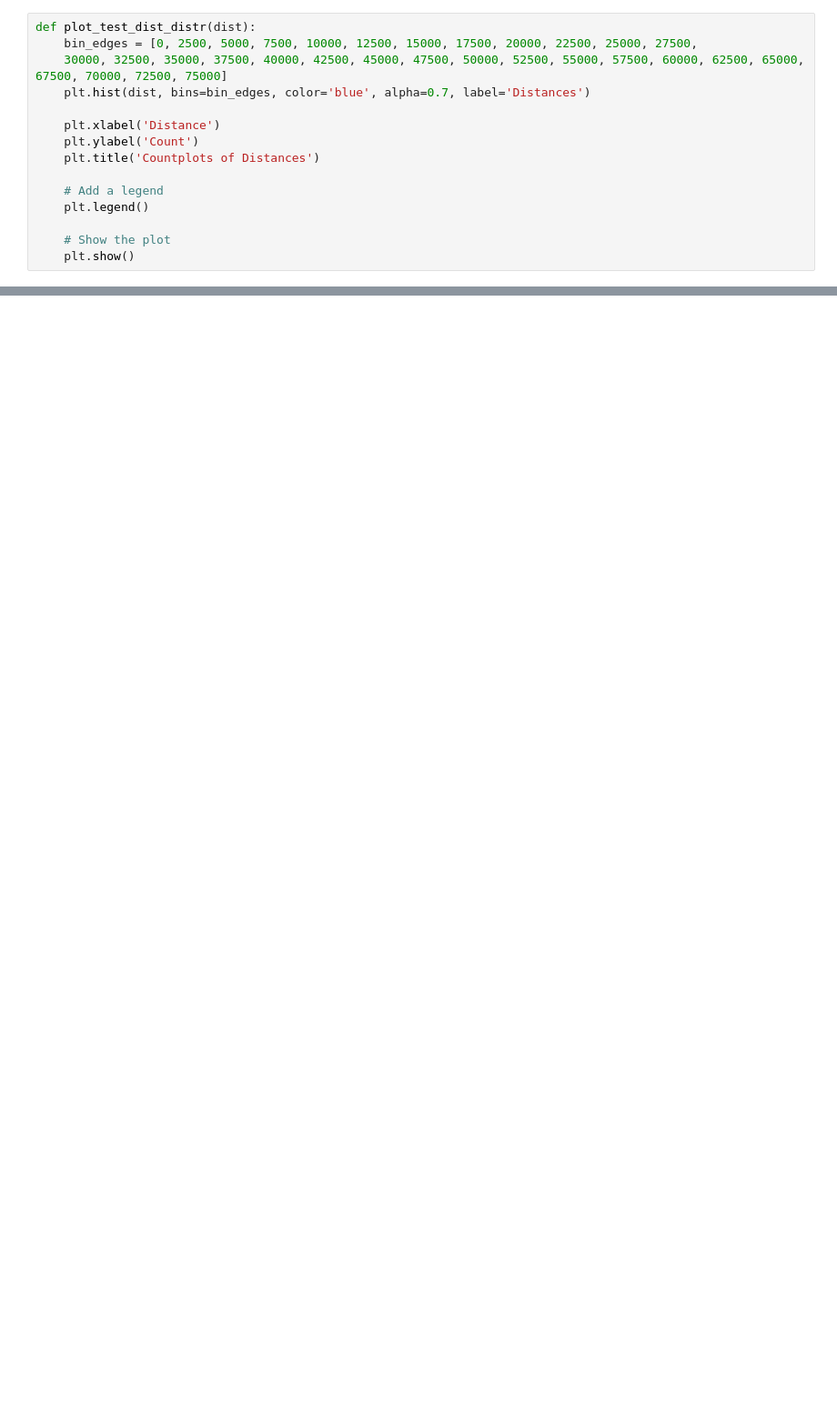
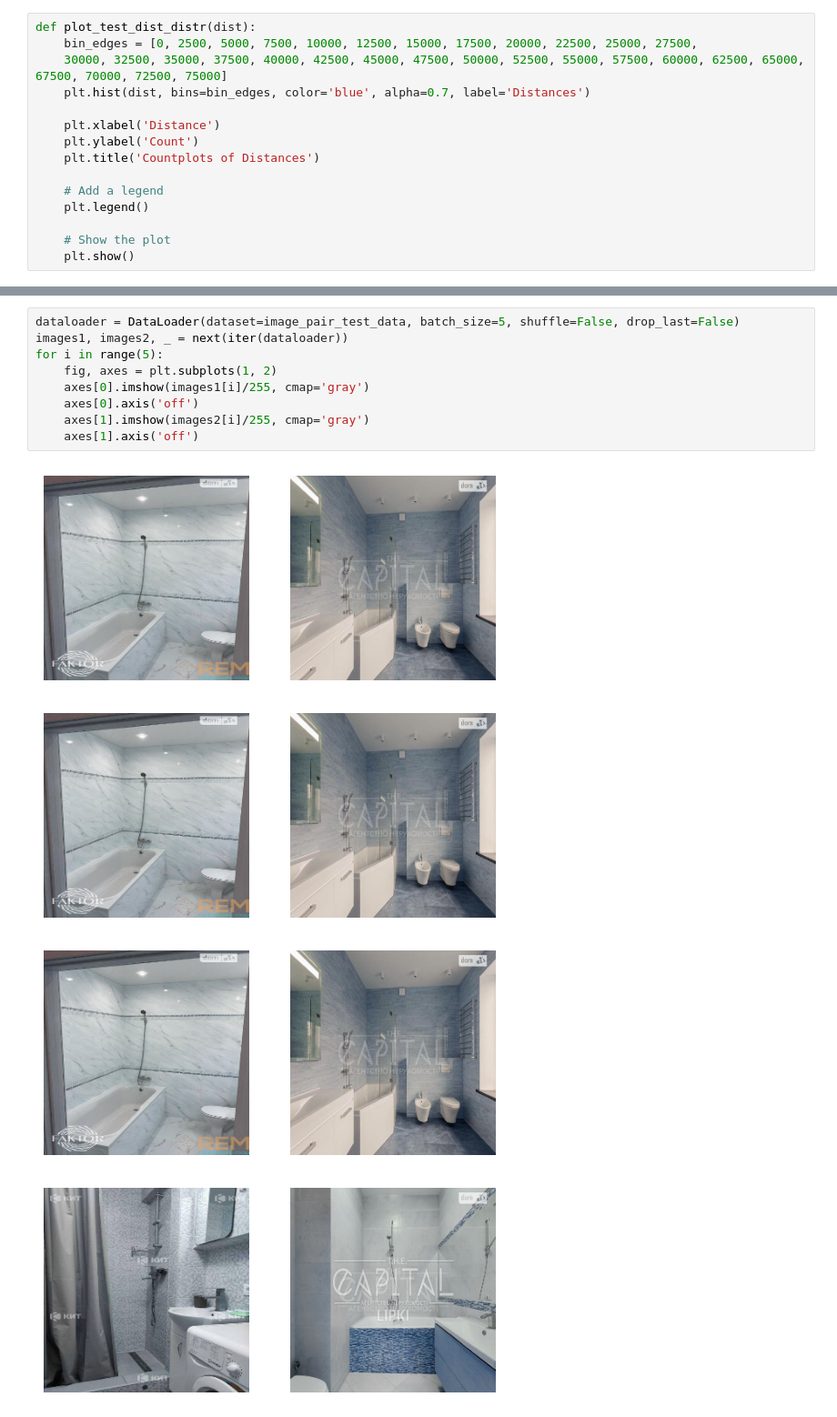
Before and after one commit to just1ce415/Kings-of-Data, a Jupyter notebook: notebooks/distance_demo.ipynb, the cells around one changed output, grey strips where cells are left out. Shown at 91% size. Cells and saved outputs as stored; diff of their text form; blank space fills up the shorter version.

Commit message:
Implemented validation function for model; conducted experiments; slight adjustements to the script and dataset class.

```diff
--- a/notebooks/distance_demo.ipynb
+++ b/notebooks/distance_demo.ipynb
@@ -150,0 +110,14 @@ plot_test_dist_distr(dists)
+# %%
+dataloader = DataLoader(dataset=image_pair_test_data, batch_size=5, shuffle=False, drop_last=False)
+images1, images2, _ = next(iter(dataloader))
+for i in range(5):
+    fig, axes = plt.subplots(1, 2)
+    axes[0].imshow(images1[i]/255, cmap='gray')
+    axes[0].axis('off')
+    axes[1].imshow(images2[i]/255, cmap='gray')
+    axes[1].axis('off')
+# %% [output]
+[figure, added]
+[figure, added]
+[figure, added]
+[figure, added]
```
Also changed, not shown: parts of 21 cells of this notebook, 3 other files.
